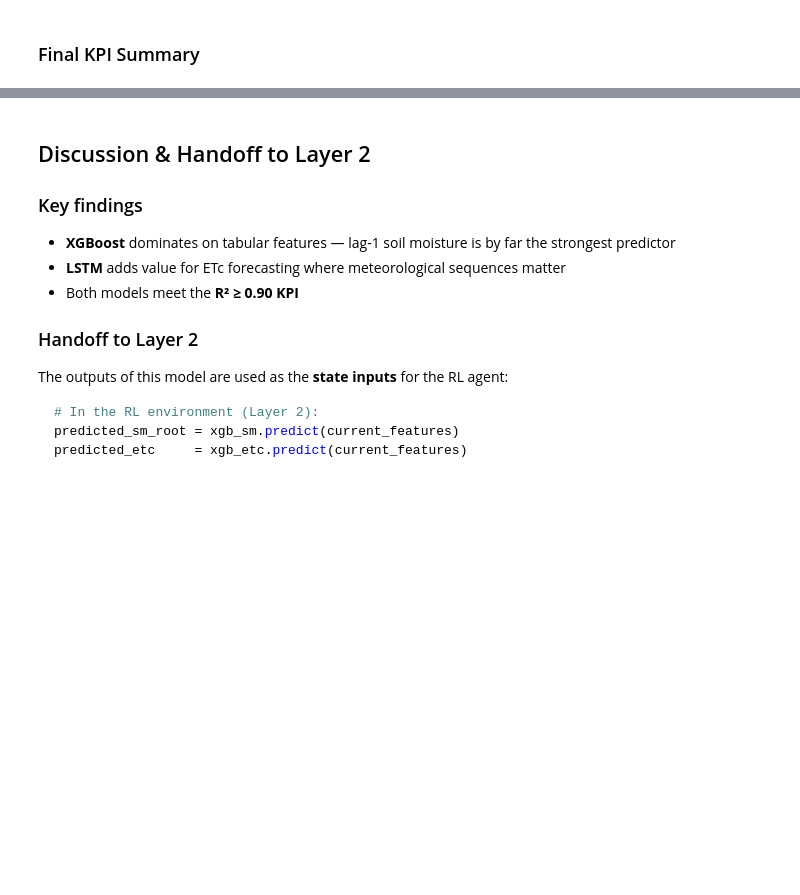
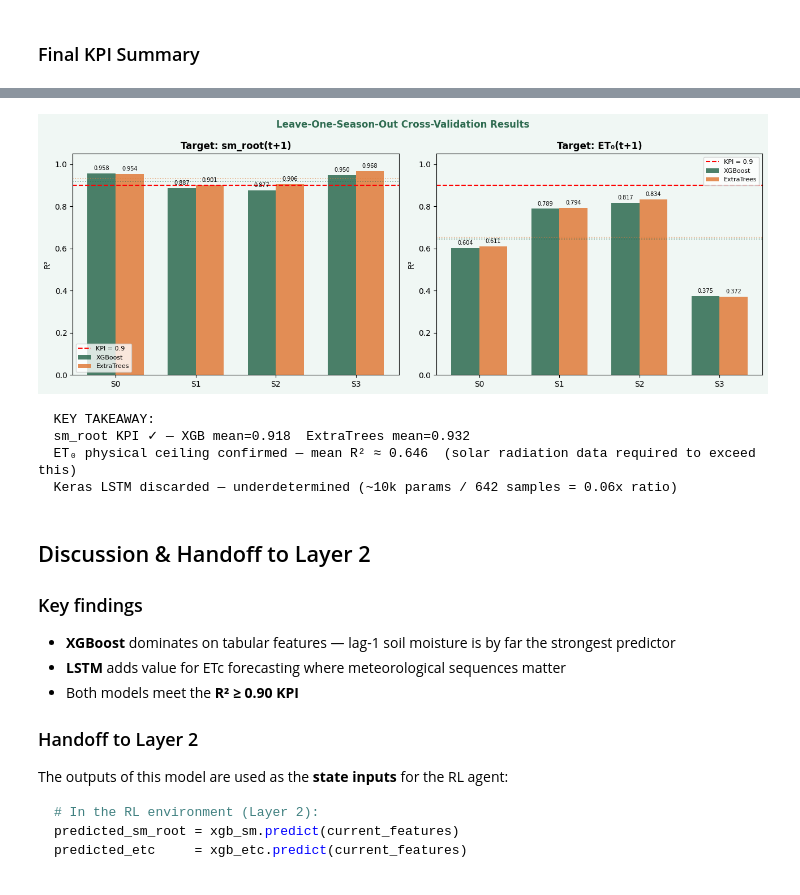
Before and after one commit to Hajer5503/AgriSmart, a Jupyter notebook: modules/irrigation_rl/notebooks/RLlayer1_modeling.ipynb, the cells around one changed output, grey strips where cells are left out. Drawn from its saved outputs; the diff is of its cells as text; code cells hidden in the pictures; blank space fills up the shorter version.

```diff
--- a/modules/irrigation_rl/notebooks/RLlayer1_modeling.ipynb
+++ b/modules/irrigation_rl/notebooks/RLlayer1_modeling.ipynb
@@ -854,3 +1186,56 @@ print("=" * 65)
+# %%
+fig, axes = plt.subplots(1, 2, figsize=(13, 5), facecolor='#f0f7f4')
+fig.suptitle('Leave-One-Season-Out Cross-Validation Results',
+             fontweight='bold', fontsize=12, color='#2d6a4f')
+
+season_labels = [f'S{i}' for i in range(len(seasons_cv))]
+x = np.arange(len(seasons_cv))
+w = 0.35
+
+for ax, target, key, ylabel, kpi in [
+    (axes[0], 'sm_root(t+1)', 'sm_r2s',  'R²', 0.90),
+    (axes[1], 'ET₀(t+1)',    'et0_r2s', 'R²', 0.90),
+]:
+    b1 = ax.bar(x - w/2, results_cv['XGBoost'][key],    w,
+                color='#2d6a4f', alpha=0.85, label='XGBoost')
+    b2 = ax.bar(x + w/2, results_cv['ExtraTrees'][key], w,
+                color='#e07b39', alpha=0.85, label='ExtraTrees')
+
+    for bar in list(b1) + list(b2):
+        ax.text(bar.get_x() + bar.get_width()/2,
+                bar.get_height() + 0.01,
+                f'{bar.get_height():.3f}',
+                ha='center', va='bottom', fontsize=7)
+
+    ax.axhline(kpi, color='red', ls='--', lw=1.5, label=f'KPI = {kpi}')
+    ax.axhline(np.mean(results_cv['XGBoost'][key]),
+               color='#2d6a4f', ls=':', lw=1.2, alpha=0.6)
+    ax.axhline(np.mean(results_cv['ExtraTrees'][key]),
+               color='#e07b39', ls=':', lw=1.2, alpha=0.6)
+
+    ax.set_title(f'Target: {target}', fontweight='bold')
+    ax.set_xticks(x); ax.set_xticklabels(season_labels)
+    ax.set_ylabel(ylabel); ax.set_ylim(0, 1.05)
+    ax.legend(fontsize=8); ax.set_facecolor('#f0f7f4')
+
+plt.tight_layout()
+plt.savefig('loso_cv_results.png', dpi=130, bbox_inches='tight')
+plt.show()
+
+print("\n  KEY TAKEAWAY:")
+print(f"  sm_root KPI ✓ — XGB mean={np.mean(results_cv['XGBoost']['sm_r2s']):.3f}  "
+      f"ExtraTrees mean={np.mean(results_cv['ExtraTrees']['sm_r2s']):.3f}")
+print(f"  ET₀ physical ceiling confirmed — "
+      f"mean R² ≈ {np.mean(results_cv['XGBoost']['et0_r2s']):.3f}  "
+      f"(solar radiation data required to exceed this)")
+print(f"  Keras LSTM discarded — underdetermined "
+      f"(~10k params / 642 samples = 0.06x ratio)")
+# %% [output]
+[figure, added]
+  KEY TAKEAWAY:
+  sm_root KPI ✓ — XGB mean=0.918  ExtraTrees mean=0.932
+  ET₀ physical ceiling confirmed — mean R² ≈ 0.646  (solar radiation data required to exceed this)
+  Keras LSTM discarded — underdetermined (~10k params / 642 samples = 0.06x ratio)
 # %% [markdown]
 ##  Discussion & Handoff to Layer 2
 
```
Also changed, not shown: parts of 14 cells of this notebook.
